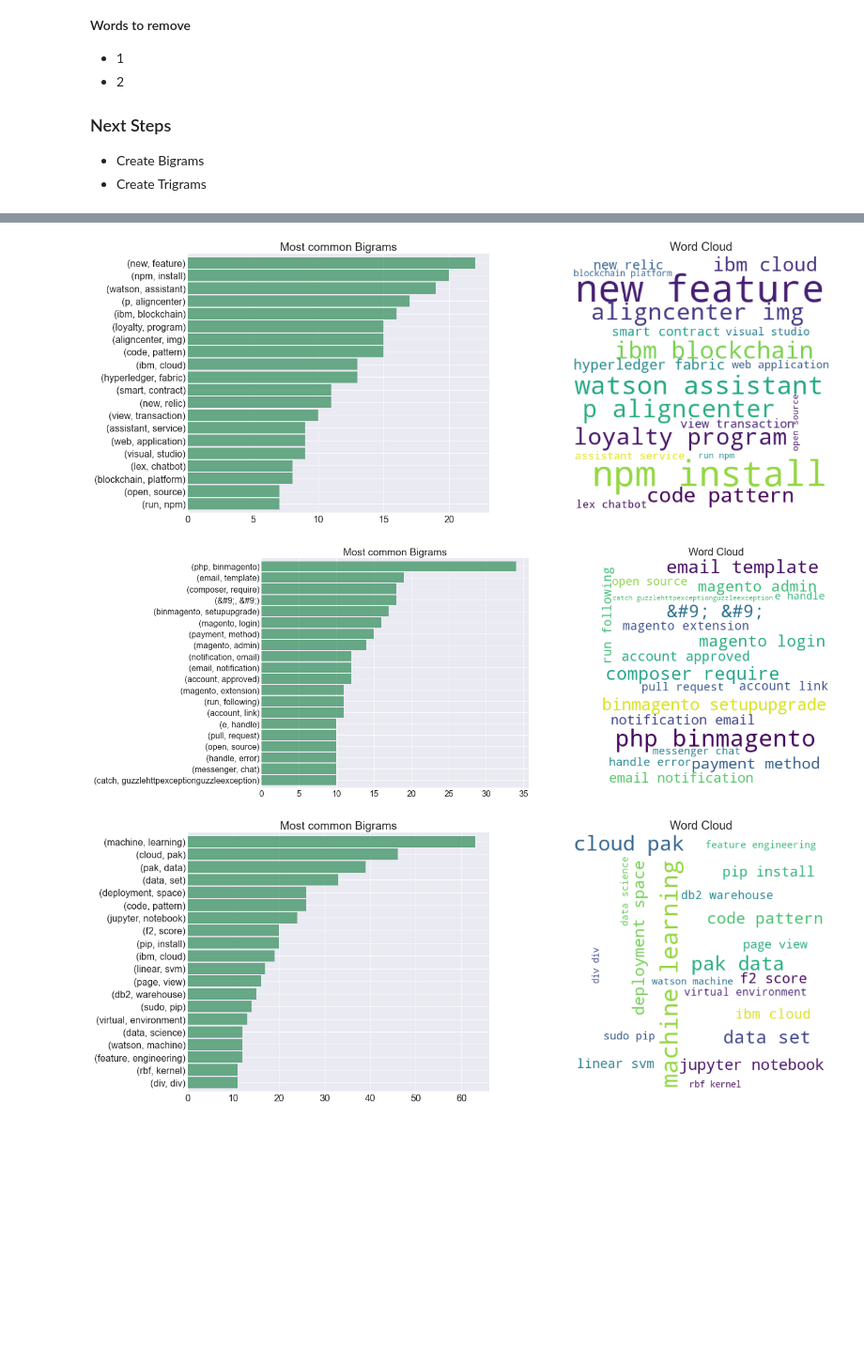
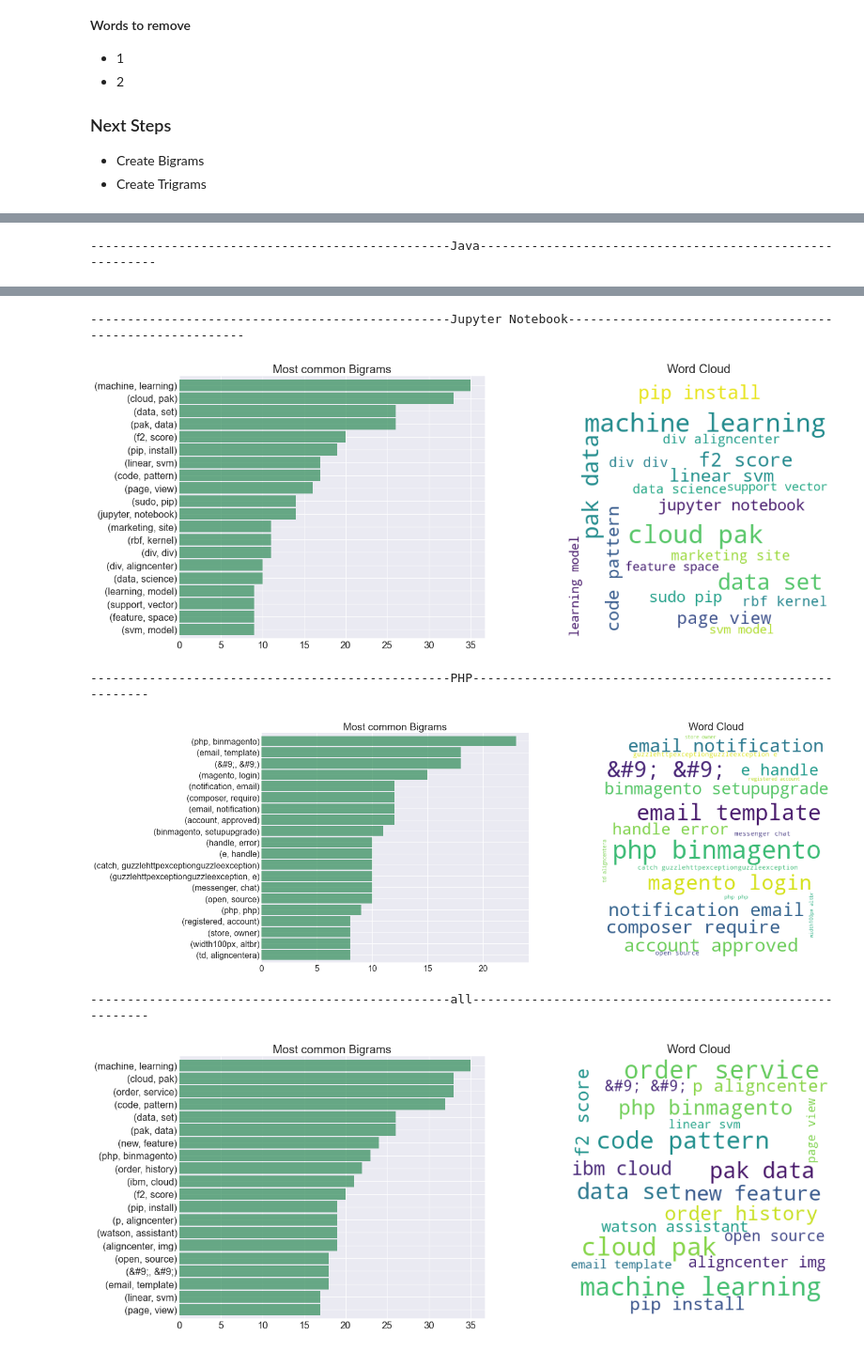
Before and after one commit to heather-desiree-carl-NLP-project/NLP-group-project, a Jupyter notebook: heathers_notebook.ipynb, the cells around one changed output, grey strips where cells are left out. Shown at 94% size. Saved outputs shown, nothing was run; the diff lists cells and outputs as text; code cells hidden in the pictures; blank space fills up the shorter version.

```diff
--- a/heathers_notebook.ipynb
+++ b/heathers_notebook.ipynb
@@ -117,3 +117,5 @@ df = p.drop_unneeded_data(df)
 
 
 df = p.prepare_nlp_data(df, content = 'readme_contents', extra_words=['customer', 'customers', '1', '2'])
+
+train, validate, test = p.split_data(df)
@@ -186,20 +192,20 @@ for language in languages:
 - Create Trigrams
 # %%
 # create words lists
-words = ' '.join(df['lemmatized'])
+words = ' '.join(train['lemmatized'])
 all_words = words.split()
 
-words = ' '.join(df[df.language == 'JavaScript']['lemmatized'])
+words = ' '.join(train[train.language == 'JavaScript']['lemmatized'])
 javascript_words = words.split()
 
-words = ' '.join(df[df.language == 'Java']['lemmatized'])
+words = ' '.join(train[train.language == 'Java']['lemmatized'])
 java_words = words.split()
 
-words = ' '.join(df[df.language == 'PHP']['lemmatized'])
+words = ' '.join(train[train.language == 'PHP']['lemmatized'])
 php_words = words.split()
 
-words = ' '.join(df[df.language == 'Jupyter Notebook']['lemmatized'])
+words = ' '.join(train[train.language == 'Jupyter Notebook']['lemmatized'])
 jupyter_words = words.split()
 
 
-all_the_words_list = [all_words, java_words, javascript_words, php_words, jupyter_words]
+all_the_words_list = [javascript_words, java_words, jupyter_words, php_words, all_words]
@@ -206,4 +216,5 @@ all_the_words_list = [all_words, java_words, javascript_words, php_words, jupyte
 # %%
-for x in all_the_words_list:
+for x, name in zip(all_the_words_list, column_names):
+    print(f'-------------------------------------------------{name}---------------------------------------------------------')
     ex.bigram_count_word_cloud(x)
 # %% [output]
@@ -210,0 +223 @@ for x in all_the_words_list:
+-------------------------------------------------Java---------------------------------------------------------
@@ -212,3 +225,6 @@ for x in all_the_words_list:
+-------------------------------------------------Jupyter Notebook---------------------------------------------------------
-[figure, old version]
+[figure, new version]
+-------------------------------------------------PHP---------------------------------------------------------
-[figure, old version]
+[figure, new version]
+-------------------------------------------------all---------------------------------------------------------
-[figure, old version]
+[figure, new version]
```
Also changed, not shown: parts of 11 cells of this notebook.
